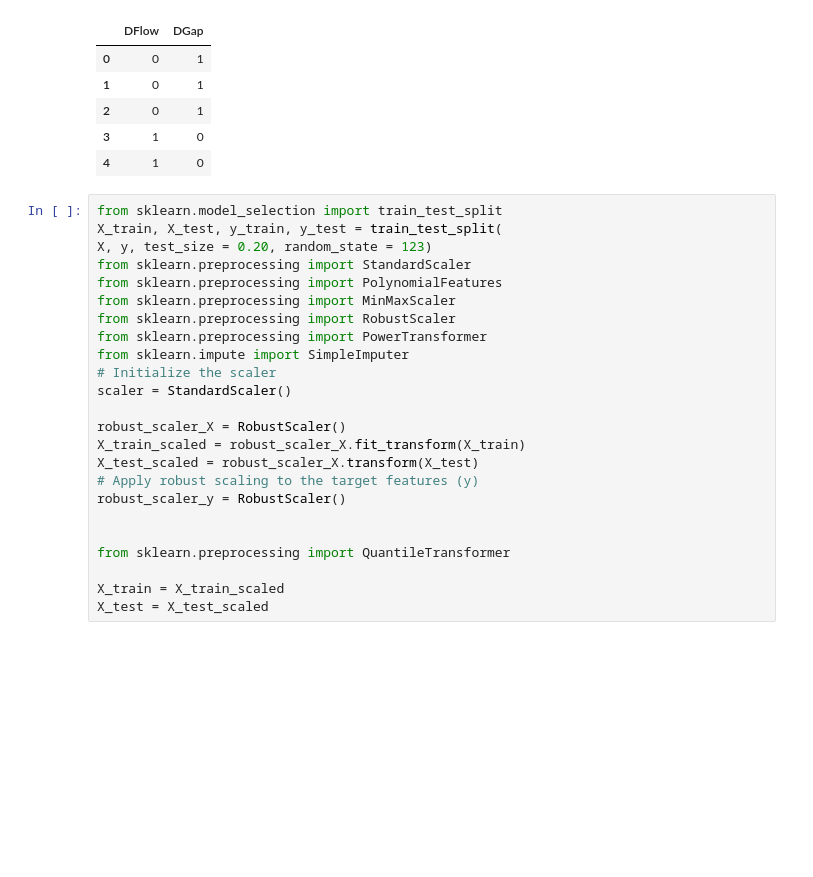
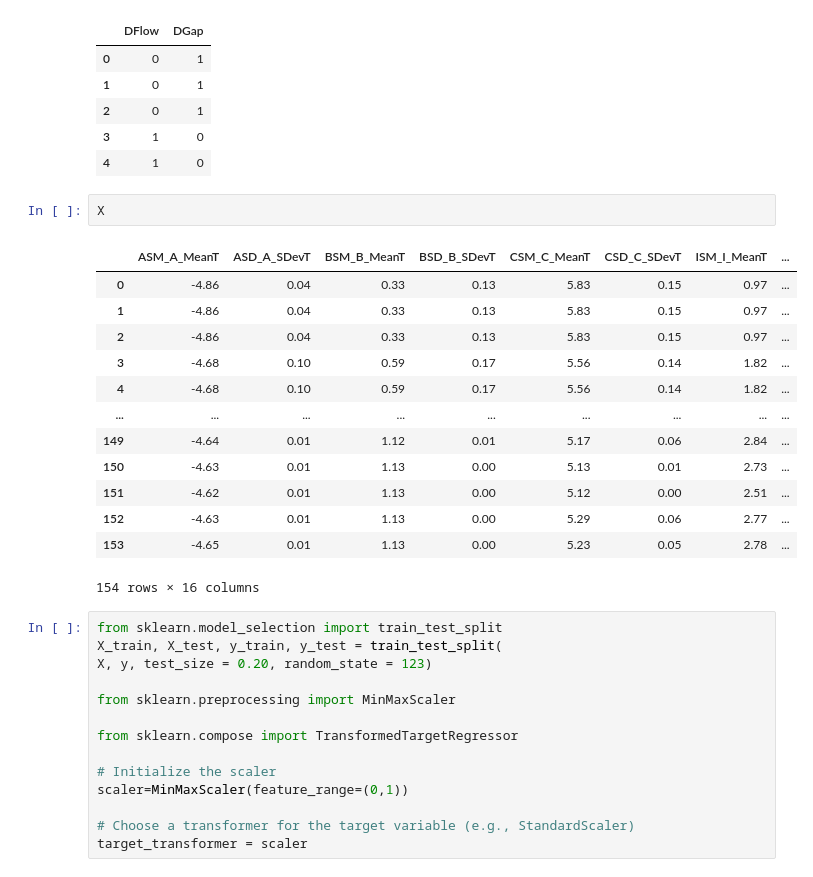
Before and after one commit to hanafimajid/tpot-mtr, a Jupyter notebook: edm.ipynb, the cells around one changed output. Cells and saved outputs as stored; diff of their text form; blank space fills up the shorter version.

```diff
--- a/edm.ipynb
+++ b/edm.ipynb
@@ -57,27 +57,33 @@ y.head()
 | 2 | 0 | 1 |
 | 3 | 1 | 0 |
 | 4 | 1 | 0 |
+# %%
+X
+# %% [output]
+|  | ASM_A_MeanT | ASD_A_SDevT | BSM_B_MeanT | BSD_B_SDevT | CSM_C_MeanT | CSD_C_SDevT | ISM_I_MeanT | ... |
+| 0 | -4.86 | 0.04 | 0.33 | 0.13 | 5.83 | 0.15 | 0.97 | ... |
+| 1 | -4.86 | 0.04 | 0.33 | 0.13 | 5.83 | 0.15 | 0.97 | ... |
+| 2 | -4.86 | 0.04 | 0.33 | 0.13 | 5.83 | 0.15 | 0.97 | ... |
+| 3 | -4.68 | 0.10 | 0.59 | 0.17 | 5.56 | 0.14 | 1.82 | ... |
+| 4 | -4.68 | 0.10 | 0.59 | 0.17 | 5.56 | 0.14 | 1.82 | ... |
+| ... | ... | ... | ... | ... | ... | ... | ... | ... |
+| 149 | -4.64 | 0.01 | 1.12 | 0.01 | 5.17 | 0.06 | 2.84 | ... |
+| 150 | -4.63 | 0.01 | 1.13 | 0.00 | 5.13 | 0.01 | 2.73 | ... |
+| 151 | -4.62 | 0.01 | 1.13 | 0.00 | 5.12 | 0.00 | 2.51 | ... |
+| 152 | -4.63 | 0.01 | 1.13 | 0.00 | 5.29 | 0.06 | 2.77 | ... |
+| 153 | -4.65 | 0.01 | 1.13 | 0.00 | 5.23 | 0.05 | 2.78 | ... |
+154 rows × 16 columns
 # %%
 from sklearn.model_selection import train_test_split
 X_train, X_test, y_train, y_test = train_test_split(
 X, y, test_size = 0.20, random_state = 123)
-from sklearn.preprocessing import StandardScaler
-from sklearn.preprocessing import PolynomialFeatures
+
 from sklearn.preprocessing import MinMaxScaler
-from sklearn.preprocessing import RobustScaler
-from sklearn.preprocessing import PowerTransformer
-from sklearn.impute import SimpleImputer
+
+from sklearn.compose import TransformedTargetRegressor
+
 # Initialize the scaler
-scaler = StandardScaler()
+scaler=MinMaxScaler(feature_range=(0,1))
 
-robust_scaler_X = RobustScaler()
-X_train_scaled = robust_scaler_X.fit_transform(X_train)
-X_test_scaled = robust_scaler_X.transform(X_test)
-# Apply robust scaling to the target features (y)
-robust_scaler_y = RobustScaler()
-
-
-from sklearn.preprocessing import QuantileTransformer
-
-X_train = X_train_scaled
-X_test = X_test_scaled
+# Choose a transformer for the target variable (e.g., StandardScaler)
+target_transformer = scaler
```
Also changed, not shown: parts of 18 cells of this notebook.
